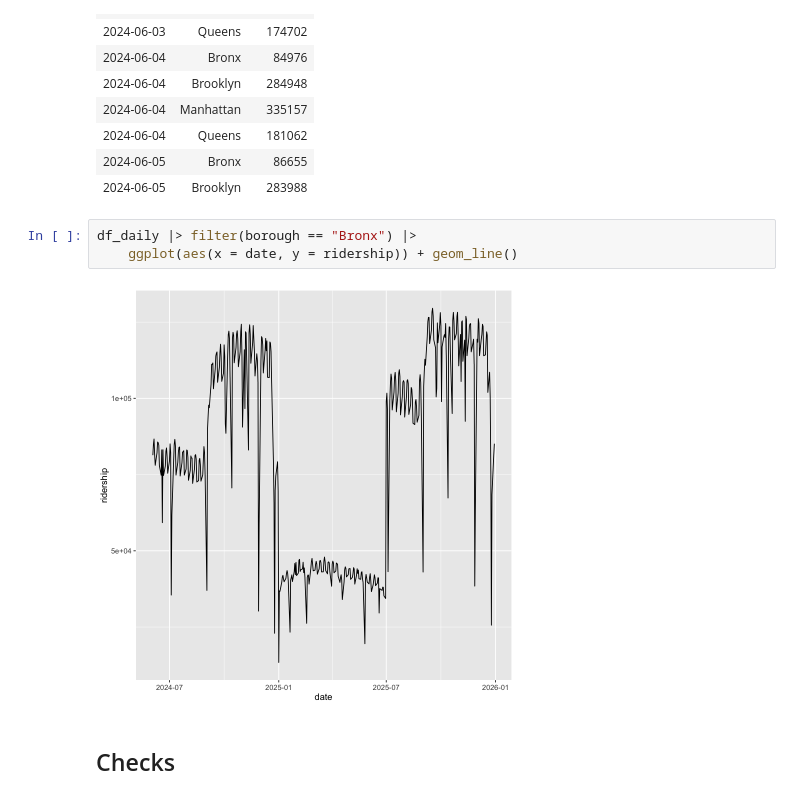
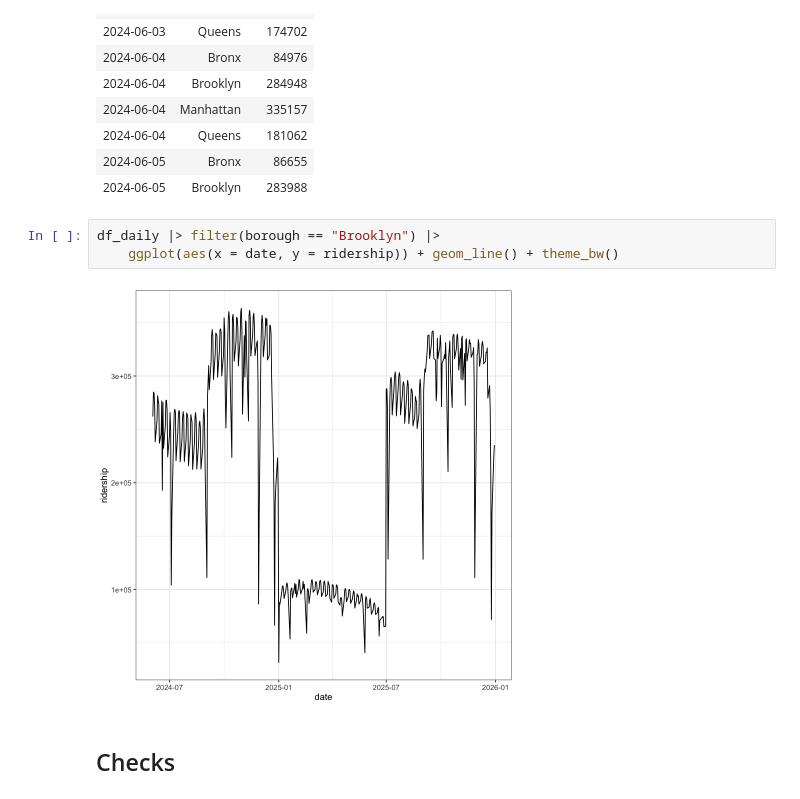
Before and after one commit to lily-harper/statsproject, a Jupyter notebook: 1_data.ipynb, the cells around one changed output. Cells and saved outputs as stored; diff of their text form.

Commit message:
visualizations and more did

```diff
--- a/1_data.ipynb
+++ b/1_data.ipynb
@@ -281,10 +277,10 @@ A tibble: 10 × 3
 | 2024-06-05 | Bronx | 86655 |
 | 2024-06-05 | Brooklyn | 283988 |
 # %%
-df_daily |> filter(borough == "Bronx") |>
-    ggplot(aes(x = date, y = ridership)) + geom_line()
+df_daily |> filter(borough == "Brooklyn") |>
+    ggplot(aes(x = date, y = ridership)) + geom_line() + theme_bw()
 # %% [output]
-[figure, old version]
+[figure, new version]
 # %% [markdown]
 ## Checks
 # %%
```
Also changed, not shown: parts of 11 cells of this notebook, 8 other files.
